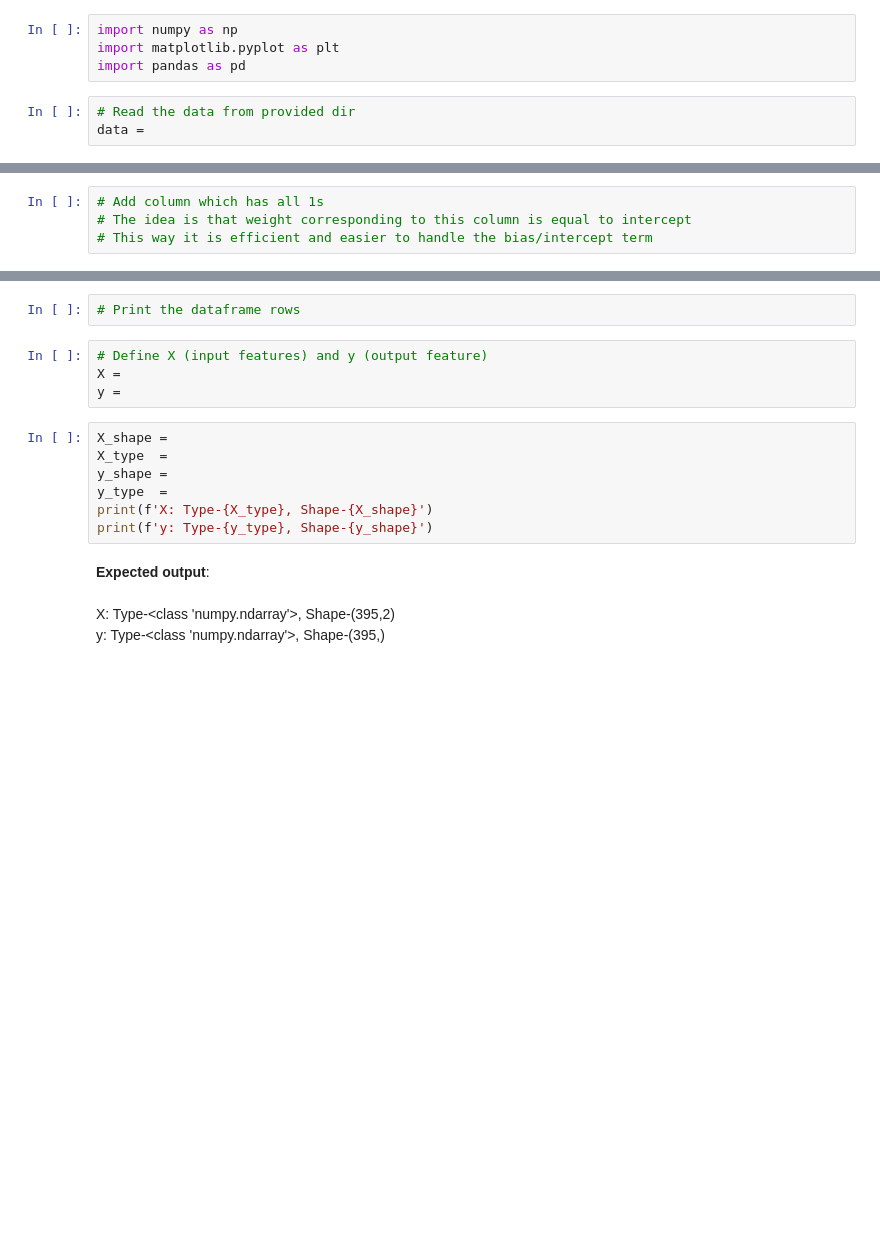
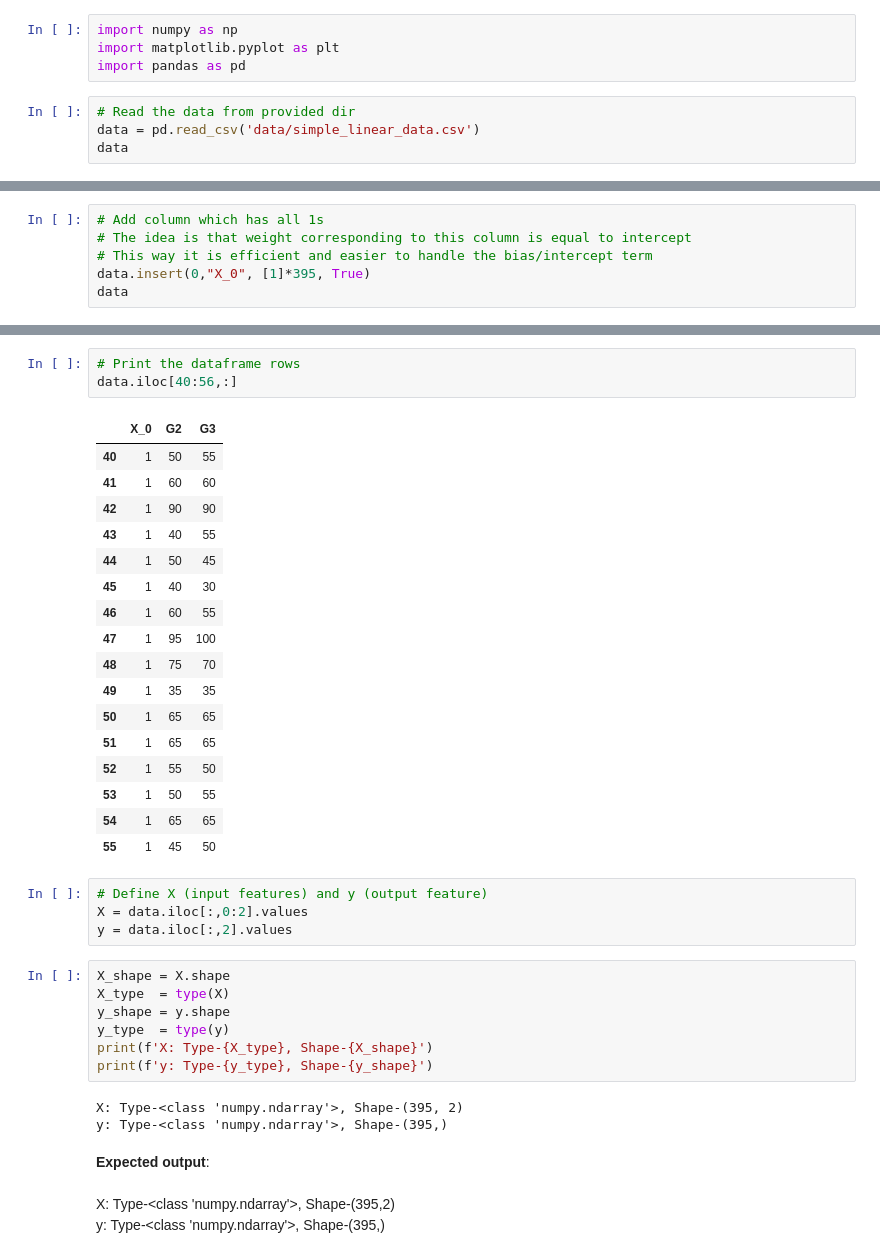
Before and after one commit to sparsh0427/BU_Semester_5, a Jupyter notebook: ECSE303L_AI_AND_ML/LABS/Week_2/task_1_simple.ipynb, the cells around one changed output, grey strips where cells are left out. Saved outputs shown, nothing was run; the diff lists cells and outputs as text; blank space fills up the shorter version.

```diff
--- a/ECSE303L_AI_AND_ML/LABS/Week_2/task_1_simple.ipynb
+++ b/ECSE303L_AI_AND_ML/LABS/Week_2/task_1_simple.ipynb
@@ -53,4 +53,5 @@ import matplotlib.pyplot as plt
 import pandas as pd
 # %%
 # Read the data from provided dir
-data =
+data = pd.read_csv('data/simple_linear_data.csv')
+data
@@ -58,3 +73,5 @@ data =
 # Add column which has all 1s
 # The idea is that weight corresponding to this column is equal to intercept
 # This way it is efficient and easier to handle the bias/intercept term
+data.insert(0,"X_0", [1]*395, True)
+data
@@ -61,16 +92,38 @@ data =
 # %%
 # Print the dataframe rows
+data.iloc[40:56,:]
+# %% [output]
+|  | X_0 | G2 | G3 |
+| 40 | 1 | 50 | 55 |
+| 41 | 1 | 60 | 60 |
+| 42 | 1 | 90 | 90 |
+| 43 | 1 | 40 | 55 |
+| 44 | 1 | 50 | 45 |
+| 45 | 1 | 40 | 30 |
+| 46 | 1 | 60 | 55 |
+| 47 | 1 | 95 | 100 |
+| 48 | 1 | 75 | 70 |
+| 49 | 1 | 35 | 35 |
+| 50 | 1 | 65 | 65 |
+| 51 | 1 | 65 | 65 |
+| 52 | 1 | 55 | 50 |
+| 53 | 1 | 50 | 55 |
+| 54 | 1 | 65 | 65 |
+| 55 | 1 | 45 | 50 |
 # %%
 # Define X (input features) and y (output feature)
-X =
-y =
+X = data.iloc[:,0:2].values
+y = data.iloc[:,2].values
 # %%
-X_shape =
-X_type  =
-y_shape =
-y_type  =
+X_shape = X.shape
+X_type  = type(X)
+y_shape = y.shape
+y_type  = type(y)
 print(f'X: Type-{X_type}, Shape-{X_shape}')
 print(f'y: Type-{y_type}, Shape-{y_shape}')
+# %% [output]
+X: Type-<class 'numpy.ndarray'>, Shape-(395, 2)
+y: Type-<class 'numpy.ndarray'>, Shape-(395,)
 # %% [markdown]
 __Expected output__:<br><br>
 X: Type-<class 'numpy.ndarray'>, Shape-(395,2)<br>
```
Also changed, not shown: parts of 8 cells of this notebook, 8 other files.
